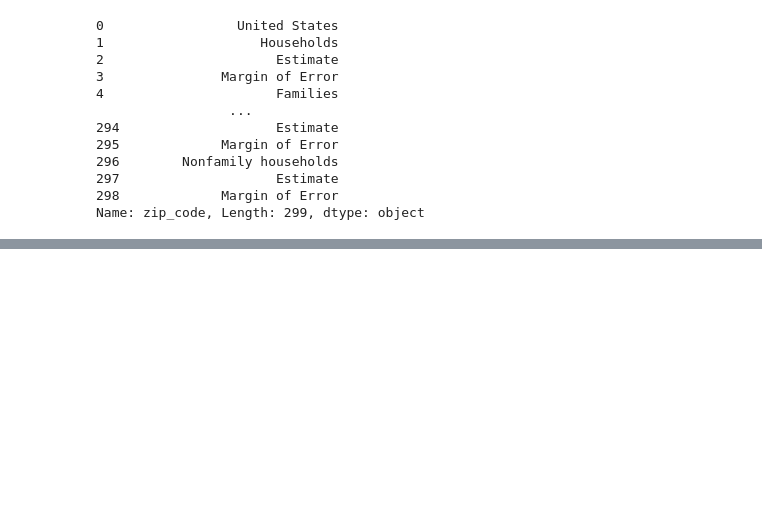
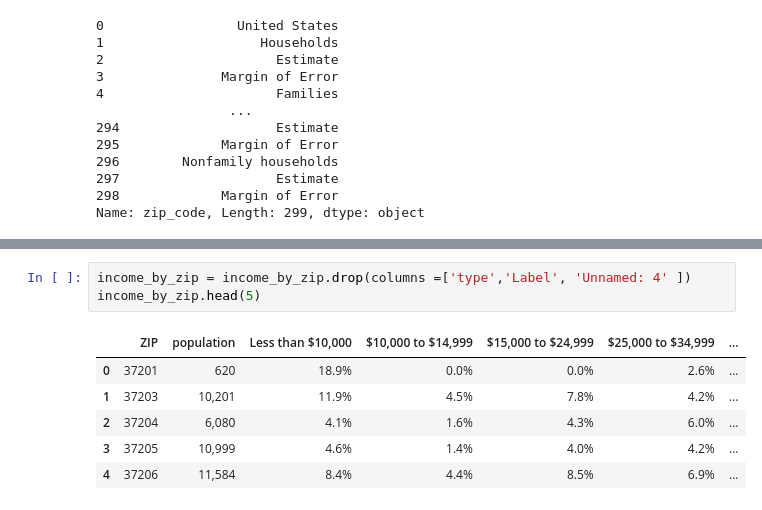
Before and after one commit to jessw4914/grocery, a Jupyter notebook: notebook/income_by_zip.ipynb, the cells around one changed output, grey strips where cells are left out. Cells and saved outputs as stored; diff of their text form; blank space fills up the shorter version.

```diff
--- a/notebook/income_by_zip.ipynb
+++ b/notebook/income_by_zip.ipynb
@@ -168,0 +176,10 @@ KeyError: 'Label'
+# %%
+income_by_zip = income_by_zip.drop(columns =['type','Label', 'Unnamed: 4' ])
+income_by_zip.head(5)
+# %% [output]
+|  | ZIP | population | Less than $10,000 | $10,000 to $14,999 | $15,000 to $24,999 | $25,000 to $34,999 | ... |
+| 0 | 37201 | 620 | 18.9% | 0.0% | 0.0% | 2.6% | ... |
+| 1 | 37203 | 10,201 | 11.9% | 4.5% | 7.8% | 4.2% | ... |
+| 2 | 37204 | 6,080 | 4.1% | 1.6% | 4.3% | 6.0% | ... |
+| 3 | 37205 | 10,999 | 4.6% | 1.4% | 4.0% | 4.2% | ... |
+| 4 | 37206 | 11,584 | 8.4% | 4.4% | 8.5% | 6.9% | ... |
```
Also changed, not shown: parts of 8 cells of this notebook.
